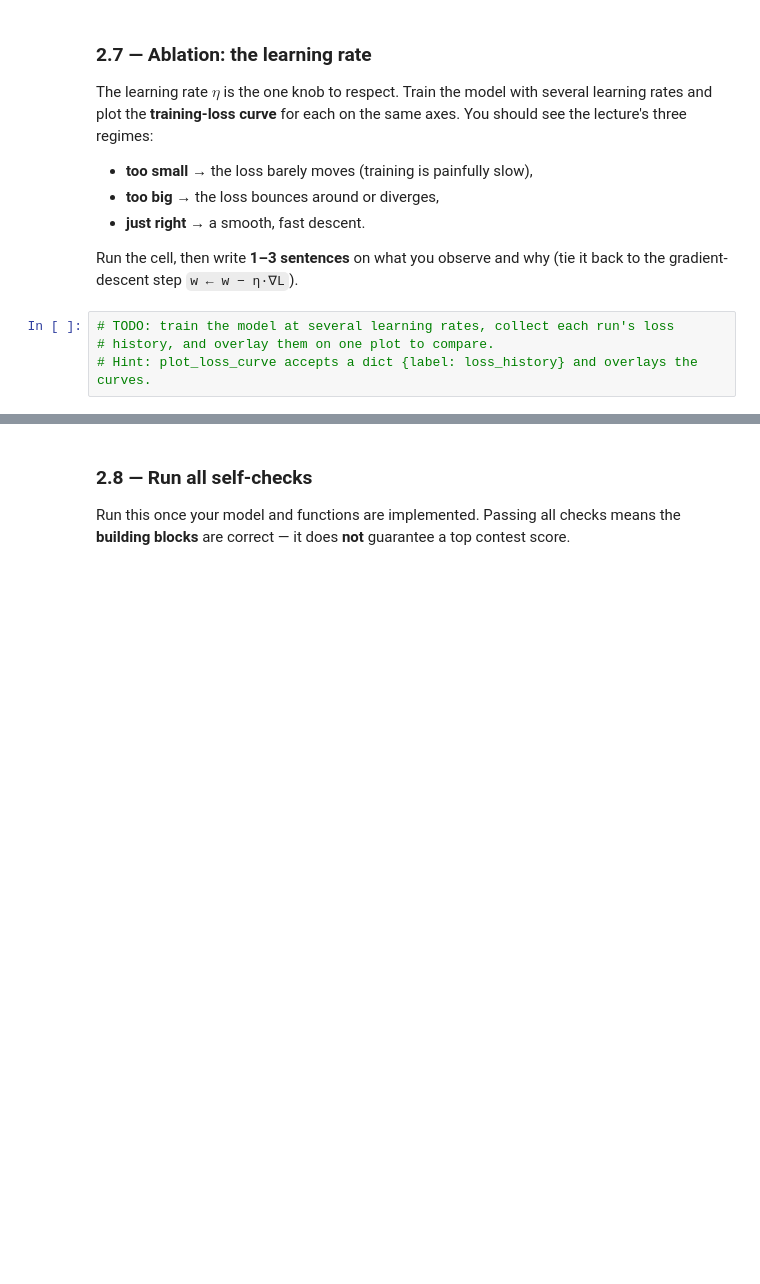
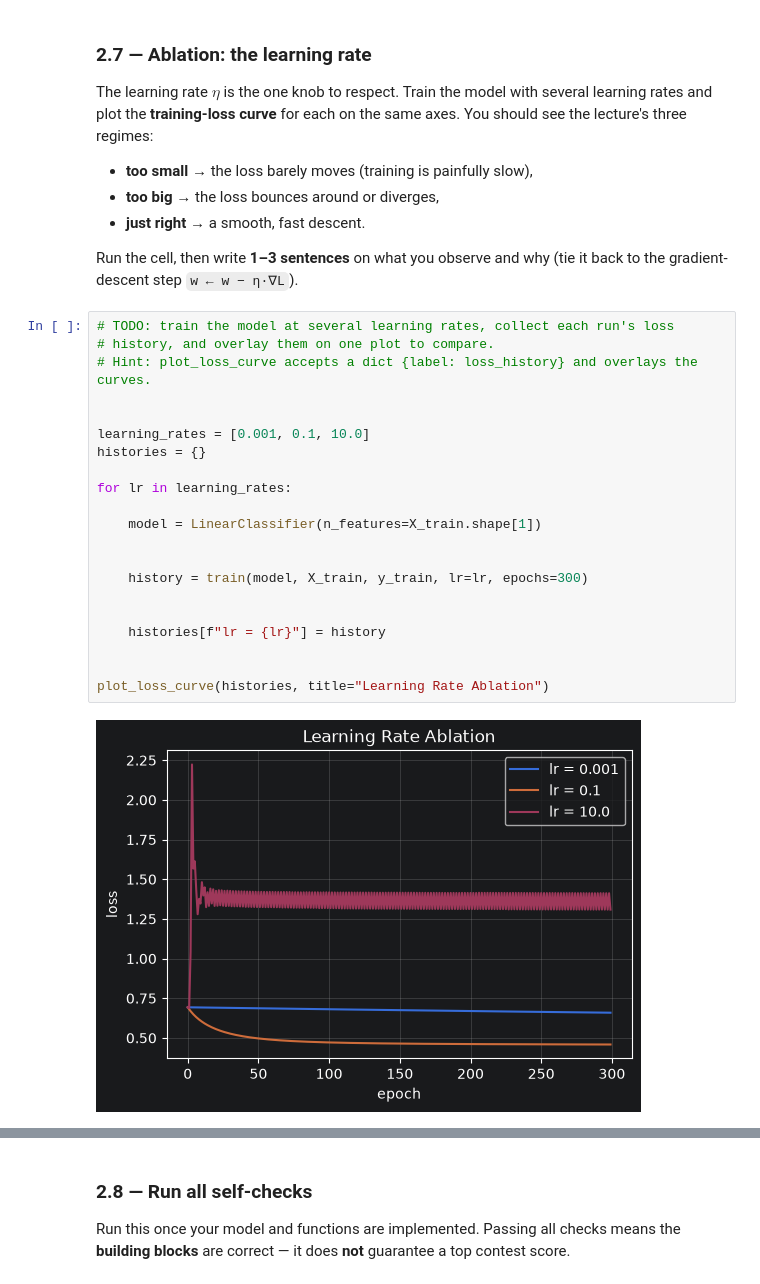
Before and after one commit to ak8x6/HW1, a Jupyter notebook: homework1.ipynb, the cells around one changed output, grey strips where cells are left out. Cells and saved outputs as stored; diff of their text form; blank space fills up the shorter version.

```diff
--- a/homework1.ipynb
+++ b/homework1.ipynb
@@ -474,5 +557,24 @@ to the gradient-descent step `w ← w − η·∇L`).
 # %%
 # TODO: train the model at several learning rates, collect each run's loss
 # history, and overlay them on one plot to compare.
 # Hint: plot_loss_curve accepts a dict {label: loss_history} and overlays the curves.
+
+
+learning_rates = [0.001, 0.1, 10.0]
+histories = {}
+
+for lr in learning_rates:
+
+    model = LinearClassifier(n_features=X_train.shape[1])
+
+
+    history = train(model, X_train, y_train, lr=lr, epochs=300)
+
+
+    histories[f"lr = {lr}"] = history
+
+
+plot_loss_curve(histories, title="Learning Rate Ablation")
+# %% [output]
+[figure, added]
 # %% [markdown]
```
Also changed, not shown: parts of 30 cells of this notebook, 1 other file.
